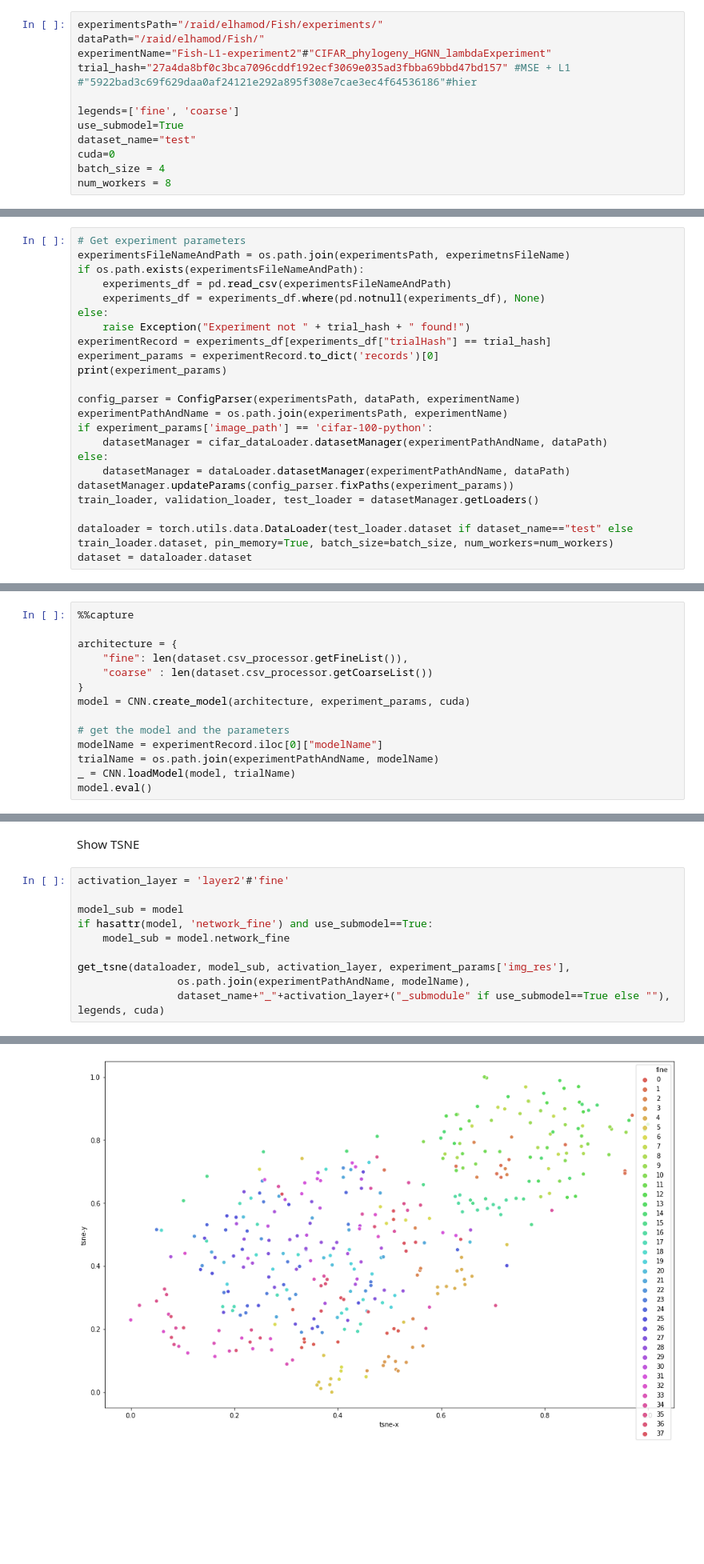
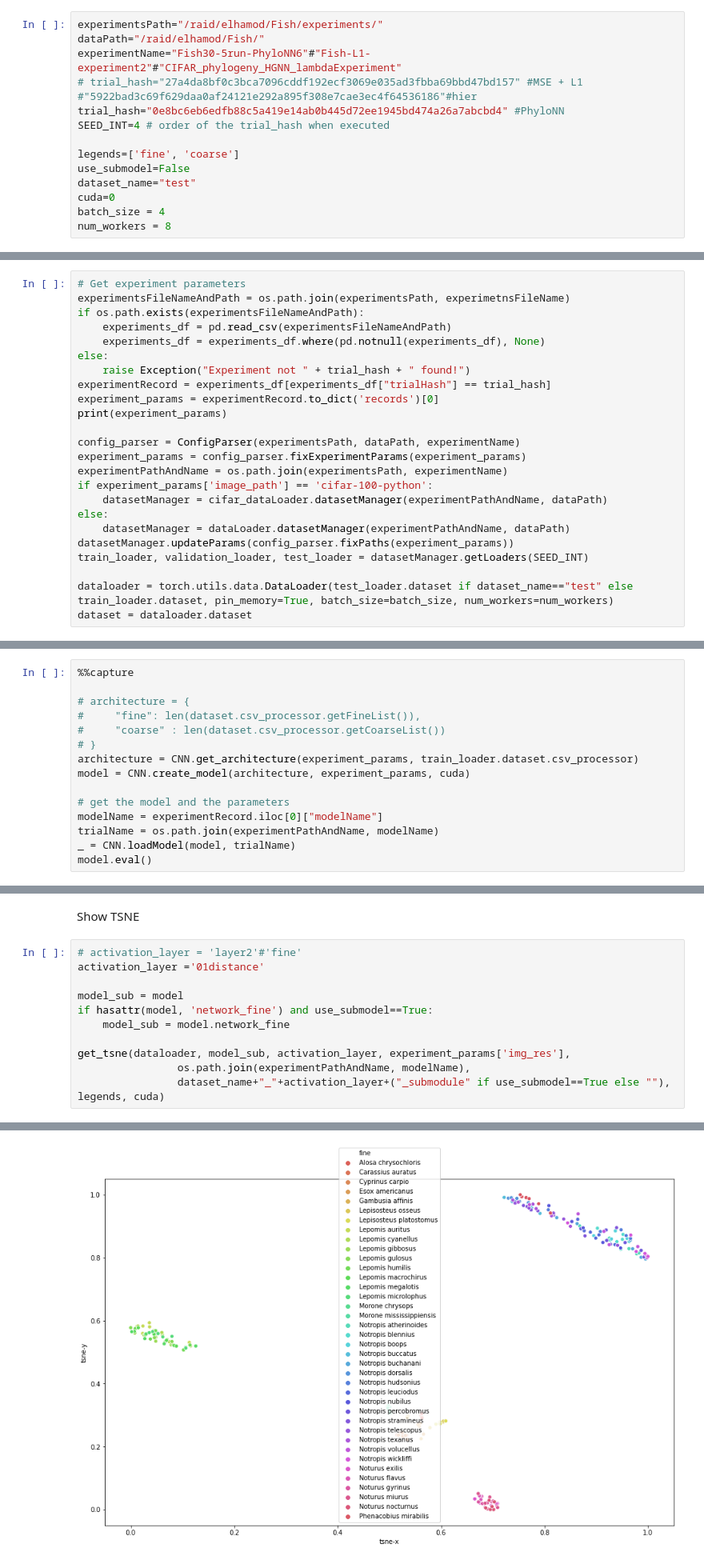
Before and after one commit to elhamod/HGNN, a Jupyter notebook: HGNN/analyse/Get tsne-Fish.ipynb, the cells around one changed output, grey strips where cells are left out. Shown at 80% size. Saved outputs shown, nothing was run; the diff lists cells and outputs as text; blank space fills up the shorter version.

```diff
--- a/HGNN/analyse/Get tsne-Fish.ipynb
+++ b/HGNN/analyse/Get tsne-Fish.ipynb
@@ -23,12 +23,14 @@ parameters
 # %%
 experimentsPath="/raid/elhamod/Fish/experiments/"
 dataPath="/raid/elhamod/Fish/"
-experimentName="Fish-L1-experiment2"#"CIFAR_phylogeny_HGNN_lambdaExperiment"
-trial_hash="27a4da8bf0c3bca7096cddf192ecf3069e035ad3fbba69bbd47bd157" #MSE + L1
+experimentName="Fish30-5run-PhyloNN6"#"Fish-L1-experiment2"#"CIFAR_phylogeny_HGNN_lambdaExperiment"
+# trial_hash="27a4da8bf0c3bca7096cddf192ecf3069e035ad3fbba69bbd47bd157" #MSE + L1
 #"5922bad3c69f629daa0af24121e292a895f308e7cae3ec4f64536186"#hier
+trial_hash="0e8bc6eb6edfb88c5a419e14ab0b445d72ee1945bd474a26a7abcbd4" #PhyloNN
+SEED_INT=4 # order of the trial_hash when executed
 
 legends=['fine', 'coarse']
-use_submodel=True
+use_submodel=False
 dataset_name="test"
 cuda=0
 batch_size = 4
@@ -59,13 +61,14 @@ experiment_params = experimentRecord.to_dict('records')[0]
 print(experiment_params)
 
 config_parser = ConfigParser(experimentsPath, dataPath, experimentName)
+experiment_params = config_parser.fixExperimentParams(experiment_params)
 experimentPathAndName = os.path.join(experimentsPath, experimentName)
 if experiment_params['image_path'] == 'cifar-100-python':
     datasetManager = cifar_dataLoader.datasetManager(experimentPathAndName, dataPath)
 else:
     datasetManager = dataLoader.datasetManager(experimentPathAndName, dataPath)
 datasetManager.updateParams(config_parser.fixPaths(experiment_params))
-train_loader, validation_loader, test_loader = datasetManager.getLoaders()
+train_loader, validation_loader, test_loader = datasetManager.getLoaders(SEED_INT)
 
 dataloader = torch.utils.data.DataLoader(test_loader.dataset if dataset_name=="test" else train_loader.dataset, pin_memory=True, batch_size=batch_size, num_workers=num_workers)
 dataset = dataloader.dataset
@@ -81,10 +84,11 @@ Get untrained model
 # %%
 %%capture
 
-architecture = {
-    "fine": len(dataset.csv_processor.getFineList()),
-    "coarse" : len(dataset.csv_processor.getCoarseList())
-}
+# architecture = {
+#     "fine": len(dataset.csv_processor.getFineList()),
+#     "coarse" : len(dataset.csv_processor.getCoarseList())
+# }
+architecture = CNN.get_architecture(experiment_params, train_loader.dataset.csv_processor)
 model = CNN.create_model(architecture, experiment_params, cuda)
 
 # get the model and the parameters
@@ -97,7 +101,8 @@ Show example and closest images
 # %% [markdown]
 Show TSNE
 # %%
-activation_layer = 'layer2'#'fine'
+# activation_layer = 'layer2'#'fine'
+activation_layer ='01distance'
 
 model_sub = model
 if hasattr(model, 'network_fine') and use_submodel==True:
@@ -128 +133 @@ get_tsne(dataloader, model_sub, activation_layer, experiment_params['img_res'],
-[figure, old version]
+[figure, new version]
```
Also changed, not shown: parts of 13 cells of this notebook, 24 other files.
